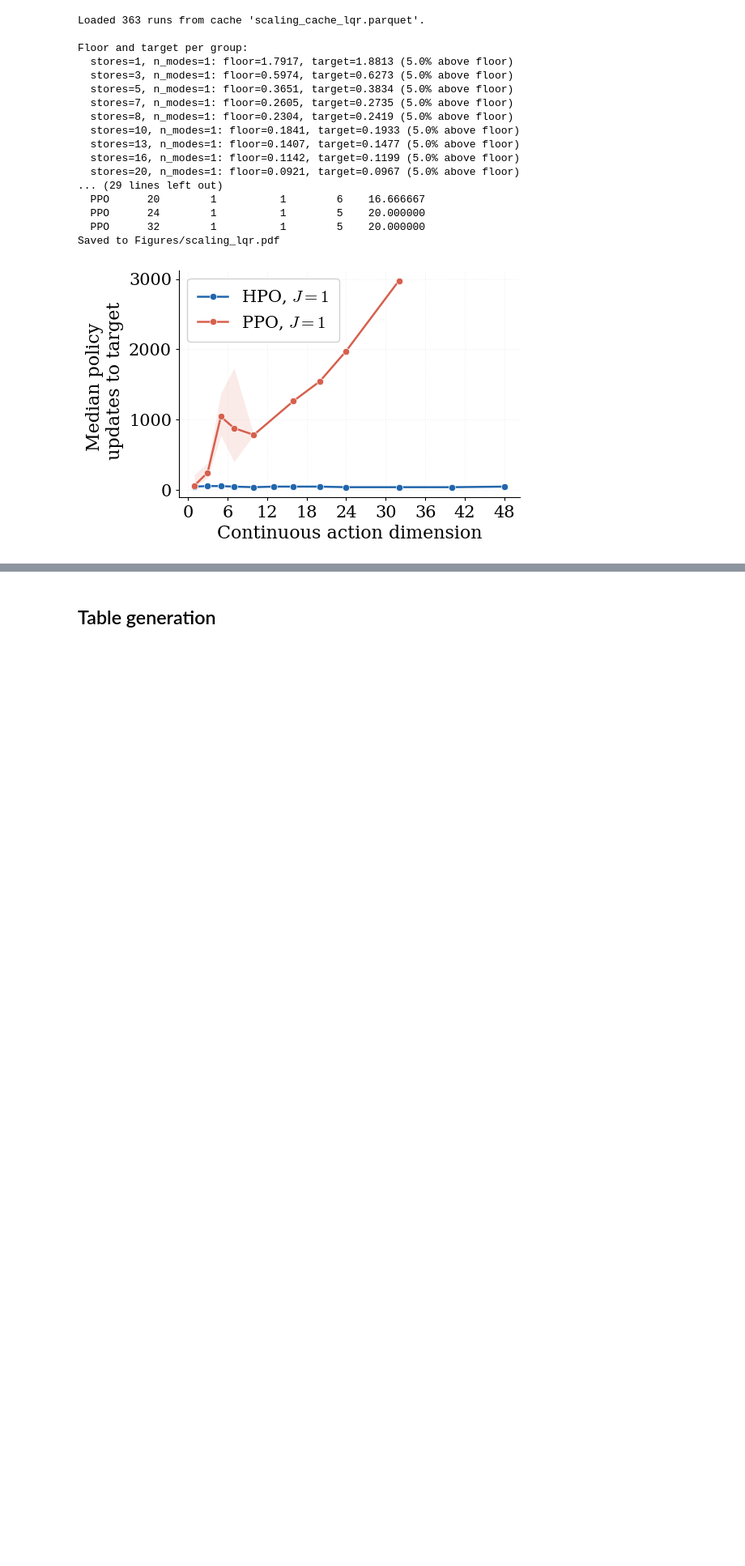
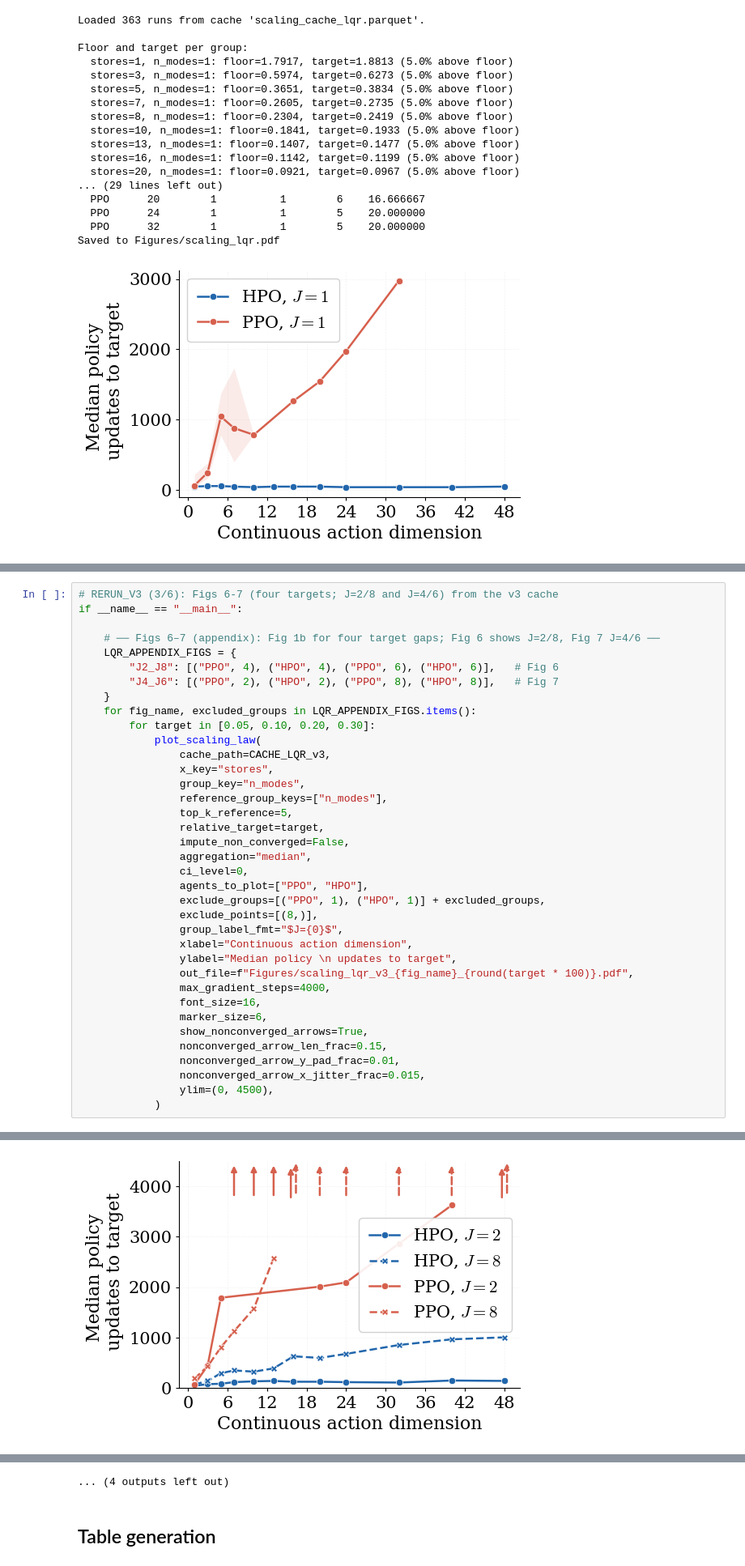
Before and after one commit to MatiasAlvo/hybrid-rl, a Jupyter notebook: sweep_analysis.ipynb, the cells around one changed output, grey strips where cells are left out. Shown at 81% size. Drawn from its saved outputs; the diff is of its cells as text; blank space fills up the shorter version.

```diff
--- a/sweep_analysis.ipynb
+++ b/sweep_analysis.ipynb
@@ -4781,0 +4892,38 @@ Saved to Figures/scaling_lqr_v2.pdf
+# %%
+# RERUN_V3 (3/6): Figs 6-7 (four targets; J=2/8 and J=4/6) from the v3 cache
+if __name__ == "__main__":
+
+    # ── Figs 6–7 (appendix): Fig 1b for four target gaps; Fig 6 shows J=2/8, Fig 7 J=4/6 ──
+    LQR_APPENDIX_FIGS = {
+        "J2_J8": [("PPO", 4), ("HPO", 4), ("PPO", 6), ("HPO", 6)],   # Fig 6
+        "J4_J6": [("PPO", 2), ("HPO", 2), ("PPO", 8), ("HPO", 8)],   # Fig 7
+    }
+    for fig_name, excluded_groups in LQR_APPENDIX_FIGS.items():
+        for target in [0.05, 0.10, 0.20, 0.30]:
+            plot_scaling_law(
+                cache_path=CACHE_LQR_v3,
+                x_key="stores",
+                group_key="n_modes",
+                reference_group_keys=["n_modes"],
+                top_k_reference=5,
+                relative_target=target,
+                impute_non_converged=False,
+                aggregation="median",
+                ci_level=0,
+                agents_to_plot=["PPO", "HPO"],
+                exclude_groups=[("PPO", 1), ("HPO", 1)] + excluded_groups,
+                exclude_points=[(8,)],
+                group_label_fmt="$J={0}$",
+                xlabel="Continuous action dimension",
+                ylabel="Median policy \n updates to target",
+                out_file=f"Figures/scaling_lqr_v3_{fig_name}_{round(target * 100)}.pdf",
+                max_gradient_steps=4000,
+                font_size=16,
+                marker_size=6,
+                show_nonconverged_arrows=True,
+                nonconverged_arrow_len_frac=0.15,
+                nonconverged_arrow_y_pad_frac=0.01,
+                nonconverged_arrow_x_jitter_frac=0.015,
+                ylim=(0, 4500),
+            )
+# %% [output]
@@ -4781,0 +4947 @@ Saved to Figures/scaling_lqr_v2.pdf
+[figure, added]
@@ -4782,3 +5038,4 @@ Saved to Figures/scaling_lqr_v2.pdf
+... (4 outputs left out)
 # %% [markdown]
 ## Table generation
 # %%
```
Also changed, not shown: parts of 16 cells of this notebook, 6 other files.
